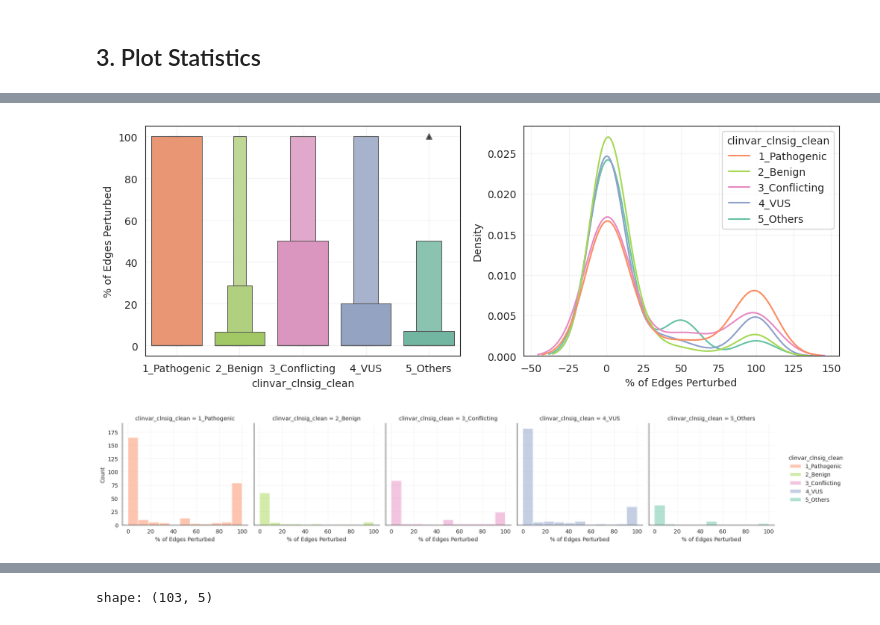
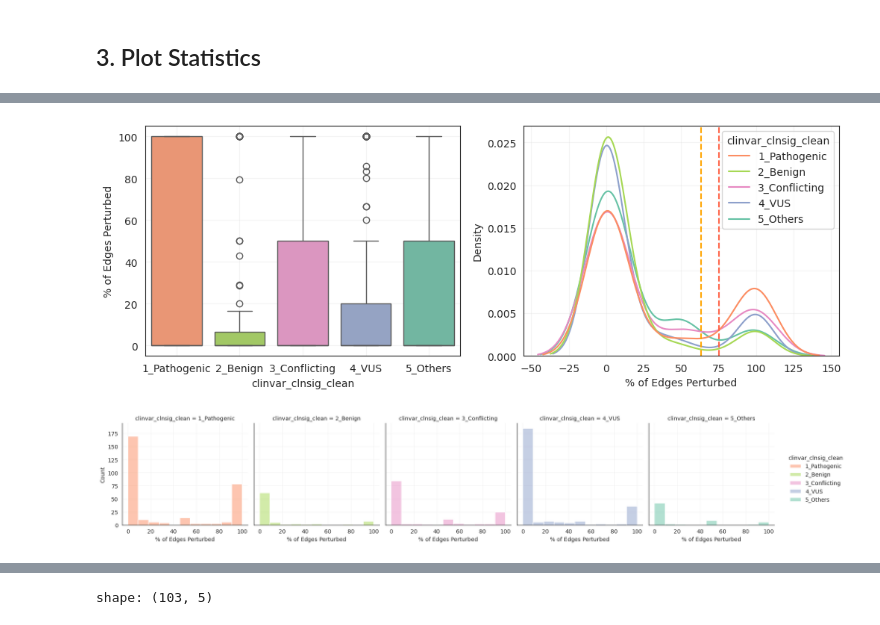
Before and after one commit to runxi-shen/2025_Pillar_VarChAMP, a Jupyter notebook: 2_individual_assay_analyses/ppi/2_analyses/1_edgotyping_data_analyses.ipynb, the cells around one changed output, grey strips where cells are left out. Cells and saved outputs as stored; diff of their text form; code cells hidden in the pictures.

```diff
--- a/2_individual_assay_analyses/ppi/2_analyses/1_edgotyping_data_analyses.ipynb
+++ b/2_individual_assay_analyses/ppi/2_analyses/1_edgotyping_data_analyses.ipynb
@@ -70,13 +64,0 @@ entry_null_like = pl.col("db_sequence_confirmation_class").is_in([7, 99]) | pl.c
-# %%
-edgotyping_scores_df = edgotyping_scores_df.join(
-    seq_confirm_res_df,
-    left_on=["db_orf_id","db_mut_id"],
-    right_on=["orf_id","mut_id"],
-    how="inner"
-)
-
-# Combine logic
-edgotyping_scores_df = edgotyping_scores_df.filter(
-    entry_good | (entry_null_like & any_expression_good)
-)
-edgotyping_scores_df
@@ -319,7 +253,8 @@ priority_col = ["orf_id", "mut_id", "symbol", "aa_change", "gene_variant", "ense
 variant_ppi_perturb_stats_clinvar = variant_ppi_perturb_stats.with_columns(
     pl.lit(True).alias("ppi_assayed")
 ).join(
-    metadata.select(pl.col(["gene_variant"]+[c for c in metadata.columns if c not in variant_ppi_perturb_stats.columns])),
+    seq_confirm_res_df.select(pl.col(["gene_variant"]+[c for c in seq_confirm_res_df.columns if c not in variant_ppi_perturb_stats.columns])),
     on=["gene_variant"],
     how="left"
 ).unique("gene_variant")
+variant_ppi_perturb_stats_clinvar
@@ -327,0 +326,13 @@ variant_ppi_perturb_stats_clinvar = variant_ppi_perturb_stats.with_columns(
+# %%
+thres_manual, thres_llr = 75, 63.163
+variant_ppi_perturb_stats_clinvar = variant_ppi_perturb_stats_clinvar.with_columns(
+    (pl.when(pl.col("perturbed_percentage")>=thres_manual)
+     .then(pl.lit(True))
+     .otherwise(pl.lit(False))
+    ).alias("ppi_perturbed_manual"),
+    (pl.when(pl.col("perturbed_percentage")>=thres_llr)
+     .then(pl.lit(True))
+     .otherwise(pl.lit(False))
+    ).alias("ppi_perturbed_llr"),
+    pl.col("clinvar_clnsig_clean").replace("6_No_ClinVar", "5_Others")
+)
@@ -360,41 +358,46 @@ variant_ppi_perturb_stats_clinvar.to_pandas().sort_values(by="clinvar_clnsig_cle
 # edgotyping_clinvar_sum["percentage"] = edgotyping_clinvar_sum["count"] / totals * 100
 
 fig, ax = plt.subplots(1,2, figsize=(12, 4))
-sns.boxenplot(data=variant_ppi_perturb_stats_clinvar.to_pandas().sort_values(by="clinvar_clnsig_clean"),
+sns.boxplot(data=variant_ppi_perturb_stats_clinvar.to_pandas().sort_values(by="clinvar_clnsig_clean"),
                  x="clinvar_clnsig_clean", y="perturbed_percentage", ax=ax[0],#hue="clinvar_clnsig_clean",
                  palette=palette_dict["clinvar_clnsig_clean"],
-              flier_kws=dict(facecolor=".2", linewidth=.9, marker="^"),
+              # flier_kws=dict(facecolor=".2", linewidth=.9, marker="^"),
              ) # hue_order=["perturbed","not perturbed","inconclusive"]
 # sns.violinplot(data=variant_ppi_perturb_stats_clinvar.to_pandas().sort_values(by="clinvar_clnsig_clean"),
 #                  x="clinvar_clnsig_clean", y="perturbed_percentage", ax=ax[0],#hue="clinvar_clnsig_clean",
 #                  palette=palette_dict["clinvar_clnsig_clean"],
 #               # flier_kws=dict(facecolor=".2", linewidth=.9, marker="^"),
 #              ) # hue_order=["perturbed","not perturbed","inconclusive"]
 sns.kdeplot(data=variant_ppi_perturb_stats_clinvar.to_pandas().sort_values(by="clinvar_clnsig_clean"),
-                 x="perturbed_percentage", hue="clinvar_clnsig_clean", common_norm=False, ax=ax[1],
-                 palette=palette_dict["clinvar_clnsig_clean"]) # hue_order=["perturbed","not perturbed","inconclusive"]
+                 x="perturbed_percentage", hue="clinvar_clnsig_clean", common_norm=False, ax=ax[1], legend=True,
+                 palette=palette_dict["clinvar_clnsig_clean"])
 ax[0].grid(alpha=.2)
 ax[0].set_ylabel("% of Edges Perturbed")
 ax[1].set_xlabel("% of Edges Perturbed")
 ax[1].grid(alpha=.2)
+
+# Add threshold lines
+ax[1].axvline(thres_manual, color="tomato", linestyle="--")
+ax[1].axvline(thres_llr, color="orange", linestyle="--")
+
 
 g = sns.displot(data=variant_ppi_perturb_stats_clinvar.to_pandas().sort_values(by="clinvar_clnsig_clean"),
                  x="perturbed_percentage", hue="clinvar_clnsig_clean", col="clinvar_clnsig_clean", kind="hist", common_norm=False, #ax=ax,
                  palette=palette_dict["clinvar_clnsig_clean"], height=3.5) # hue_order=["perturbed","not perturbed","inconclusive"]
 # Add grid to each subplot
 for ax in g.axes.flat:
     ax.grid(True, alpha=.2)
     ax.set_xlabel("% of Edges Perturbed")
 
 # g = sns.catplot(data=variant_ppi_perturb_stats_clinvar.to_pandas().sort_values(by="clinvar_clnsig_clean"),
 #                 x="clinvar_clnsig_clean", y="perturbed_percentage", hue="clinvar_clnsig_clean", kind="bar", aspect=1.5,
 #                 palette="Set1", hue_order=["perturbed","not perturbed","inconclusive"])
 
 # g = sns.catplot(data=variant_ppi_perturb_stats_clinvar.to_pandas().sort_values(by="clinvar_clnsig_clean"),
 #                 x="clinvar_clnsig_clean", y="perturbed_percentage", hue="clinvar_clnsig_clean", kind="bar", aspect=1.5,
 #                 palette="Set1", hue_order=["perturbed","not perturbed","inconclusive"])
 # %% [output]
-[figure, old version]
+[figure, new version]
 [figure]
 # %%
 # fig, ax = plt.subplots(1,2, figsize=(12,4.5))
```
Also changed, not shown: parts of 21 cells of this notebook, 24 other files.
